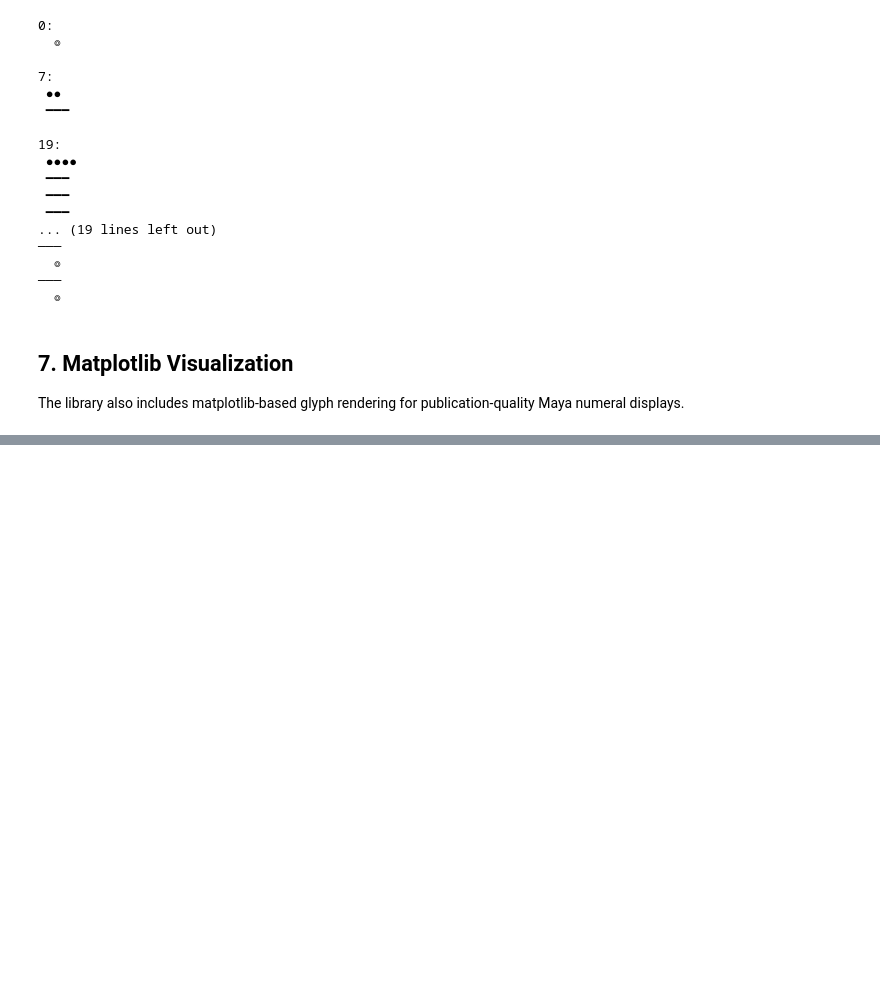
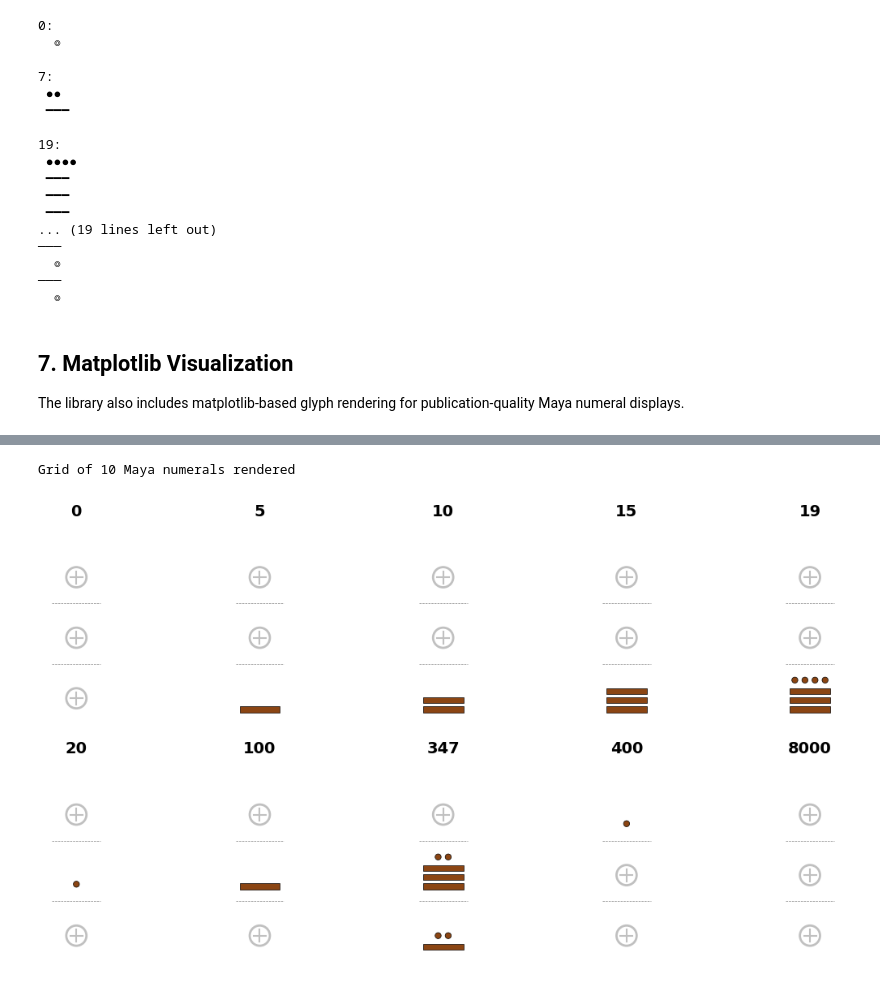
Before and after one commit to DanielRegaladoUMiami/maya-encoding, a Jupyter notebook: examples/02_vfd_deep_dive.ipynb, the cells around one changed output, grey strips where cells are left out. Drawn from its saved outputs; the diff is of its cells as text; code cells hidden in the pictures; blank space fills up the shorter version.

```diff
--- a/examples/02_vfd_deep_dive.ipynb
+++ b/examples/02_vfd_deep_dive.ipynb
@@ -225,8 +268,11 @@ print('Number 347 rendered as Maya numeral')
 # %%
 from maya_encoding.visualization import plot_maya_grid
 
 # Render a grid of Maya numerals
 numbers = [0, 5, 10, 15, 19, 20, 100, 347, 400, 8000]
-ax = plot_maya_grid(numbers, cols=5, n_levels=3)
-ax.figure.savefig('maya_grid.png', dpi=150, bbox_inches='tight')
+fig = plot_maya_grid(numbers, cols=5, n_levels=3)
+fig.savefig('maya_grid.png', dpi=150, bbox_inches='tight')
 print(f'Grid of {len(numbers)} Maya numerals rendered')
+# %% [output]
+Grid of 10 Maya numerals rendered
+[figure, added]
```
Also changed, not shown: parts of 5 cells of this notebook.
